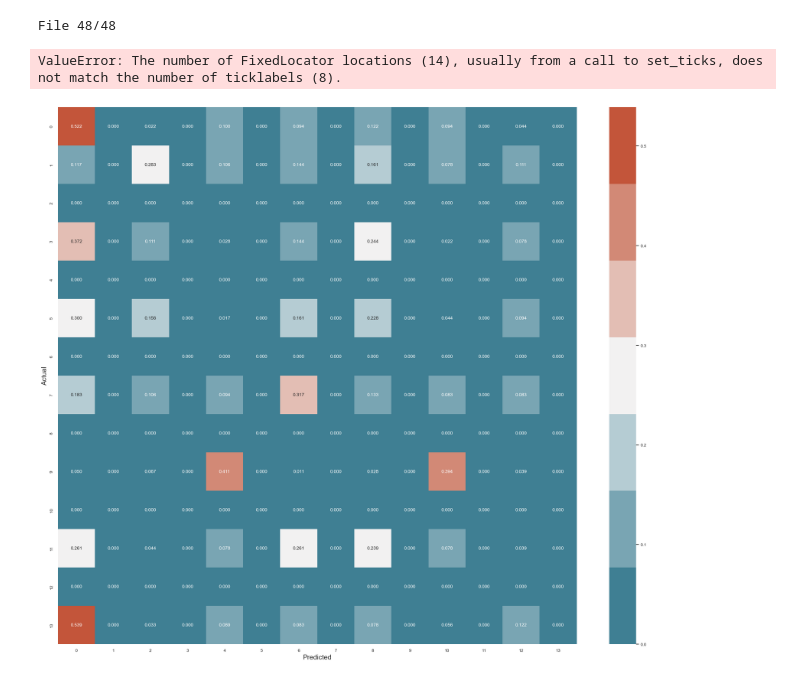
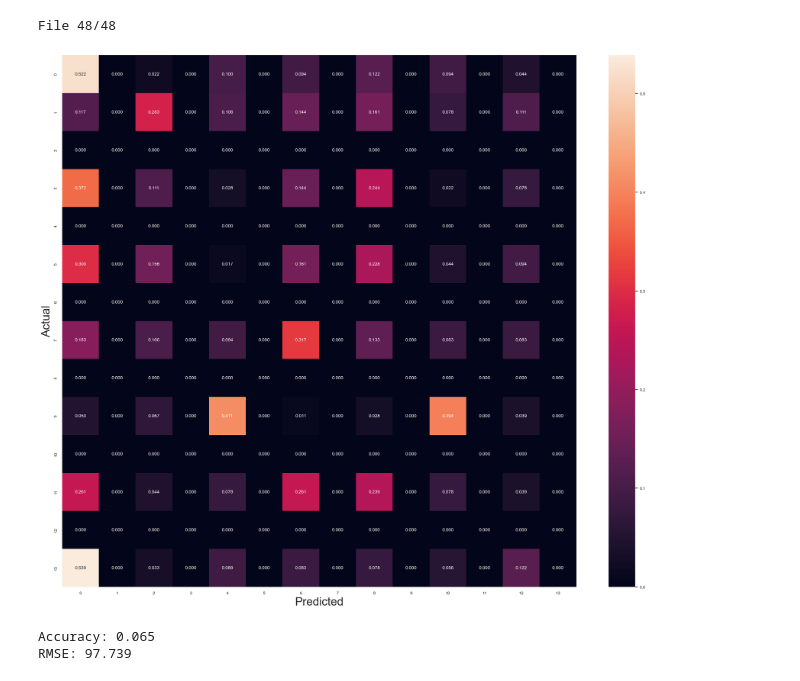
Before and after one commit to AlexandraPosta/sound-localization, a Jupyter notebook: notebooks/DoaMUSIC.ipynb, the cells around one changed output. Saved outputs shown, nothing was run; the diff lists cells and outputs as text; code cells hidden in the pictures.

Commit message:
accuracy MUSIC & start CNN (#9)

```diff
--- a/notebooks/DoaMUSIC.ipynb
+++ b/notebooks/DoaMUSIC.ipynb
@@ -148,32 +143,13 @@ y_true, y_pred, info = get_all_predictions(True, samples=SAMPLES, step=STEP, res
 File 48/48
 # %%
 def plot_cm(y_true, y_pred, class_names, font_scale=0.8):
-    """
-    Plots a confusion matrix between actual and predicted labels.
-    """
+    cm = confusion_matrix(y_true, y_pred, normalize='true')
 
-    register_matplotlib_converters()
-    sns.set(style='whitegrid', palette='muted', font_scale=font_scale)
-    rcParams['figure.figsize'] = 22, 10
+    fig, ax = plt.subplots(figsize=(24, 20))
+    ax = sns.heatmap(cm, annot=True, fmt=".3f", ax=ax)
 
-    cm = confusion_matrix(y_true, y_pred, normalize='true')
-    fig, ax = plt.subplots(figsize=(24, 20))
-    ax = sns.heatmap(
-        cm,
-        annot=True,
-        fmt=".3f",
-        cmap=sns.diverging_palette(220, 20, n=7),
-        ax=ax
-    )
-
-    plt.ylabel('Actual', fontsize=14)
-    plt.xlabel('Predicted', fontsize=14)
-    ax.set_xticklabels(class_names, fontsize=12)
-    ax.set_yticklabels(class_names, rotation=0, fontsize=12)
-    b, t = plt.ylim() # discover the values for bottom and top
-    b += 0.5 # Add 0.5 to the bottom
-    t -= 0.5 # Subtract 0.5 from the top
-    plt.ylim(b, t) # update the ylim(bottom, top) values
+    plt.ylabel('Actual', fontsize=24)
+    plt.xlabel('Predicted', fontsize=24)
     plt.show()
 
 
@@ -188,10 +164,12 @@ def rmse(y_true, y_pred):
     return round(rms, 3)
 # %%
 # Plot confusion matrix and report accuracy
-plot_cm(y_true, y_pred, np.unique(y_true))
+plot_cm(y_true, y_pred, np.arange(0, 360, 20))
 accuracy = accuracy_score(y_true, y_pred)
+
 print(f'Accuracy: {round(accuracy, 3)}')
 print(f'RMSE: {rmse(y_true, y_pred)}')
 # %% [output]
+[figure, new version]
-ValueError: The number of FixedLocator locations (14), usually from a call to set_ticks, does not match the number of ticklabels (8).
+Accuracy: 0.065
+RMSE: 97.739
-[figure, old version]
```
Also changed, not shown: parts of 2 cells of this notebook, 3 other files.
